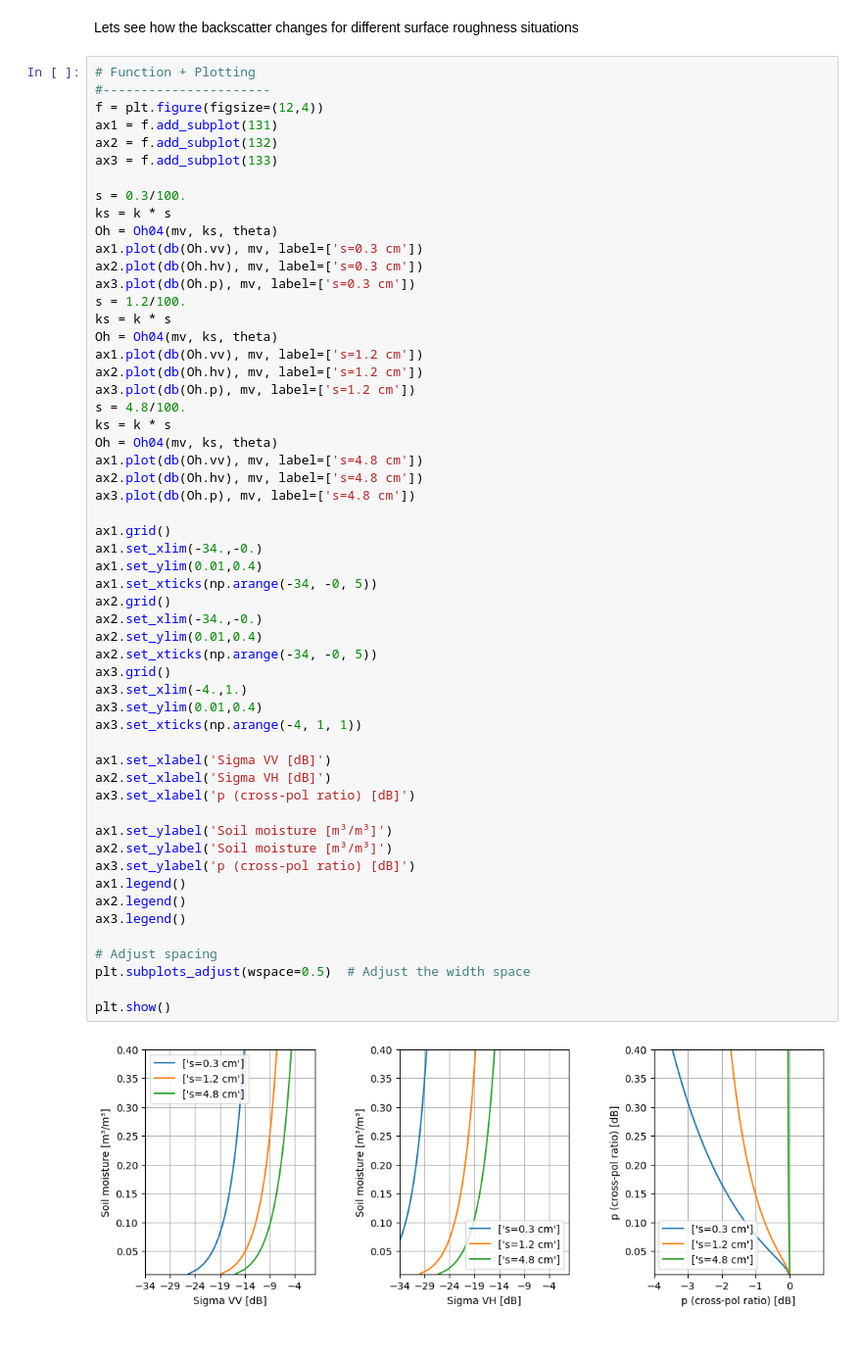
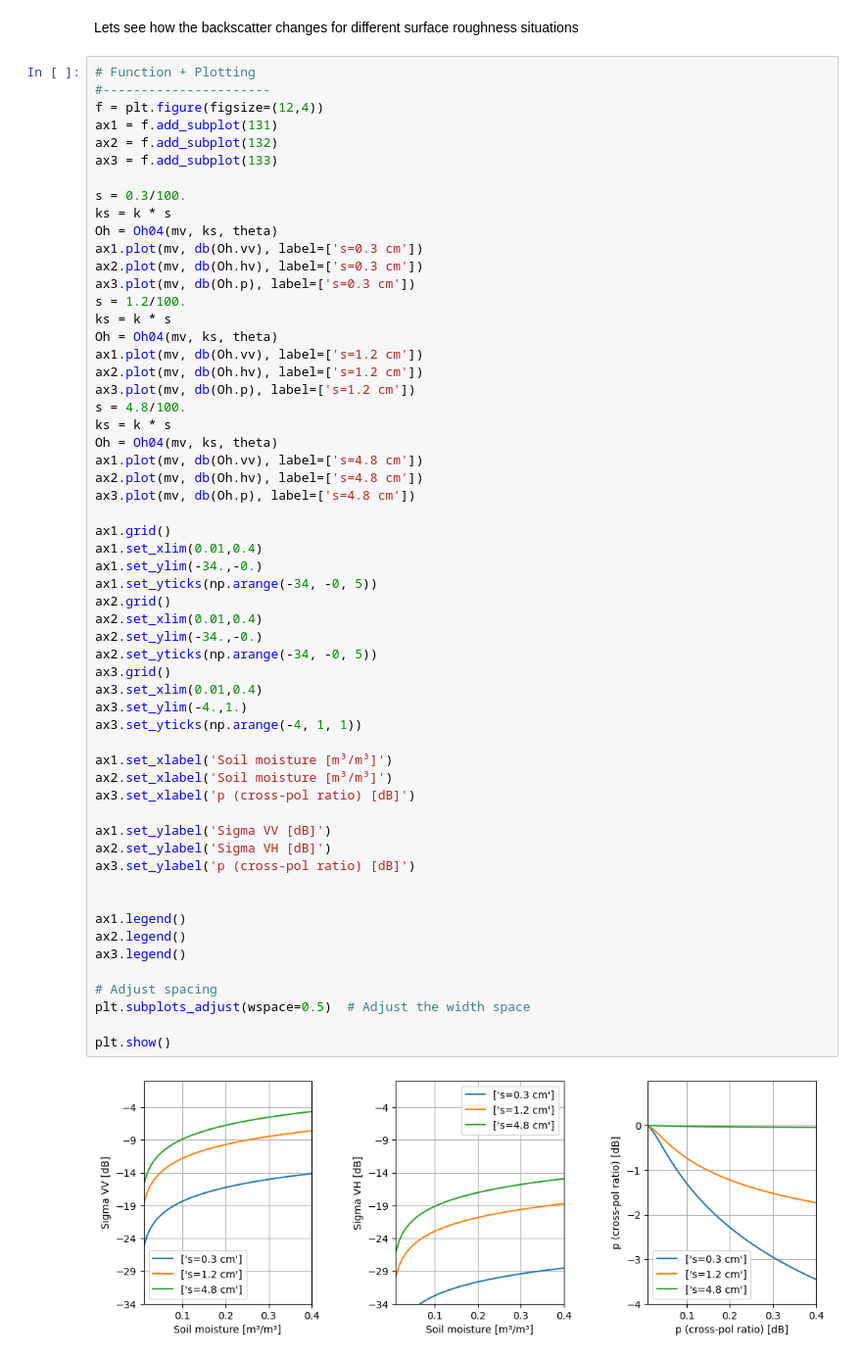
Before and after one commit to McWhity/sense, a Jupyter notebook: docs/notebooks/Oh04.ipynb, the cells around one changed output. Shown at 98% size. Cells and saved outputs as stored; diff of their text form.

Commit message:
switch x and y axis of plots

```diff
--- a/docs/notebooks/Oh04.ipynb
+++ b/docs/notebooks/Oh04.ipynb
@@ -56,53 +56,55 @@ f = plt.figure(figsize=(12,4))
 ax1 = f.add_subplot(131)
 ax2 = f.add_subplot(132)
 ax3 = f.add_subplot(133)
 
 s = 0.3/100.
 ks = k * s
 Oh = Oh04(mv, ks, theta)
-ax1.plot(db(Oh.vv), mv, label=['s=0.3 cm'])
-ax2.plot(db(Oh.hv), mv, label=['s=0.3 cm'])
-ax3.plot(db(Oh.p), mv, label=['s=0.3 cm'])
+ax1.plot(mv, db(Oh.vv), label=['s=0.3 cm'])
+ax2.plot(mv, db(Oh.hv), label=['s=0.3 cm'])
+ax3.plot(mv, db(Oh.p), label=['s=0.3 cm'])
 s = 1.2/100.
 ks = k * s
 Oh = Oh04(mv, ks, theta)
-ax1.plot(db(Oh.vv), mv, label=['s=1.2 cm'])
-ax2.plot(db(Oh.hv), mv, label=['s=1.2 cm'])
-ax3.plot(db(Oh.p), mv, label=['s=1.2 cm'])
+ax1.plot(mv, db(Oh.vv), label=['s=1.2 cm'])
+ax2.plot(mv, db(Oh.hv), label=['s=1.2 cm'])
+ax3.plot(mv, db(Oh.p), label=['s=1.2 cm'])
 s = 4.8/100.
 ks = k * s
 Oh = Oh04(mv, ks, theta)
-ax1.plot(db(Oh.vv), mv, label=['s=4.8 cm'])
-ax2.plot(db(Oh.hv), mv, label=['s=4.8 cm'])
-ax3.plot(db(Oh.p), mv, label=['s=4.8 cm'])
+ax1.plot(mv, db(Oh.vv), label=['s=4.8 cm'])
+ax2.plot(mv, db(Oh.hv), label=['s=4.8 cm'])
+ax3.plot(mv, db(Oh.p), label=['s=4.8 cm'])
 
 ax1.grid()
-ax1.set_xlim(-34.,-0.)
-ax1.set_ylim(0.01,0.4)
-ax1.set_xticks(np.arange(-34, -0, 5))
+ax1.set_xlim(0.01,0.4)
+ax1.set_ylim(-34.,-0.)
+ax1.set_yticks(np.arange(-34, -0, 5))
 ax2.grid()
-ax2.set_xlim(-34.,-0.)
-ax2.set_ylim(0.01,0.4)
-ax2.set_xticks(np.arange(-34, -0, 5))
+ax2.set_xlim(0.01,0.4)
+ax2.set_ylim(-34.,-0.)
+ax2.set_yticks(np.arange(-34, -0, 5))
 ax3.grid()
-ax3.set_xlim(-4.,1.)
-ax3.set_ylim(0.01,0.4)
-ax3.set_xticks(np.arange(-4, 1, 1))
+ax3.set_xlim(0.01,0.4)
+ax3.set_ylim(-4.,1.)
+ax3.set_yticks(np.arange(-4, 1, 1))
 
-ax1.set_xlabel('Sigma VV [dB]')
-ax2.set_xlabel('Sigma VH [dB]')
+ax1.set_xlabel('Soil moisture [m³/m³]')
+ax2.set_xlabel('Soil moisture [m³/m³]')
 ax3.set_xlabel('p (cross-pol ratio) [dB]')
 
-ax1.set_ylabel('Soil moisture [m³/m³]')
-ax2.set_ylabel('Soil moisture [m³/m³]')
+ax1.set_ylabel('Sigma VV [dB]')
+ax2.set_ylabel('Sigma VH [dB]')
 ax3.set_ylabel('p (cross-pol ratio) [dB]')
+
+
 ax1.legend()
 ax2.legend()
 ax3.legend()
 
 # Adjust spacing
 plt.subplots_adjust(wspace=0.5)  # Adjust the width space
 
 plt.show()
 # %% [output]
-[figure, old version]
+[figure, new version]
```
Also changed, not shown: parts of 1 cell of this notebook.
